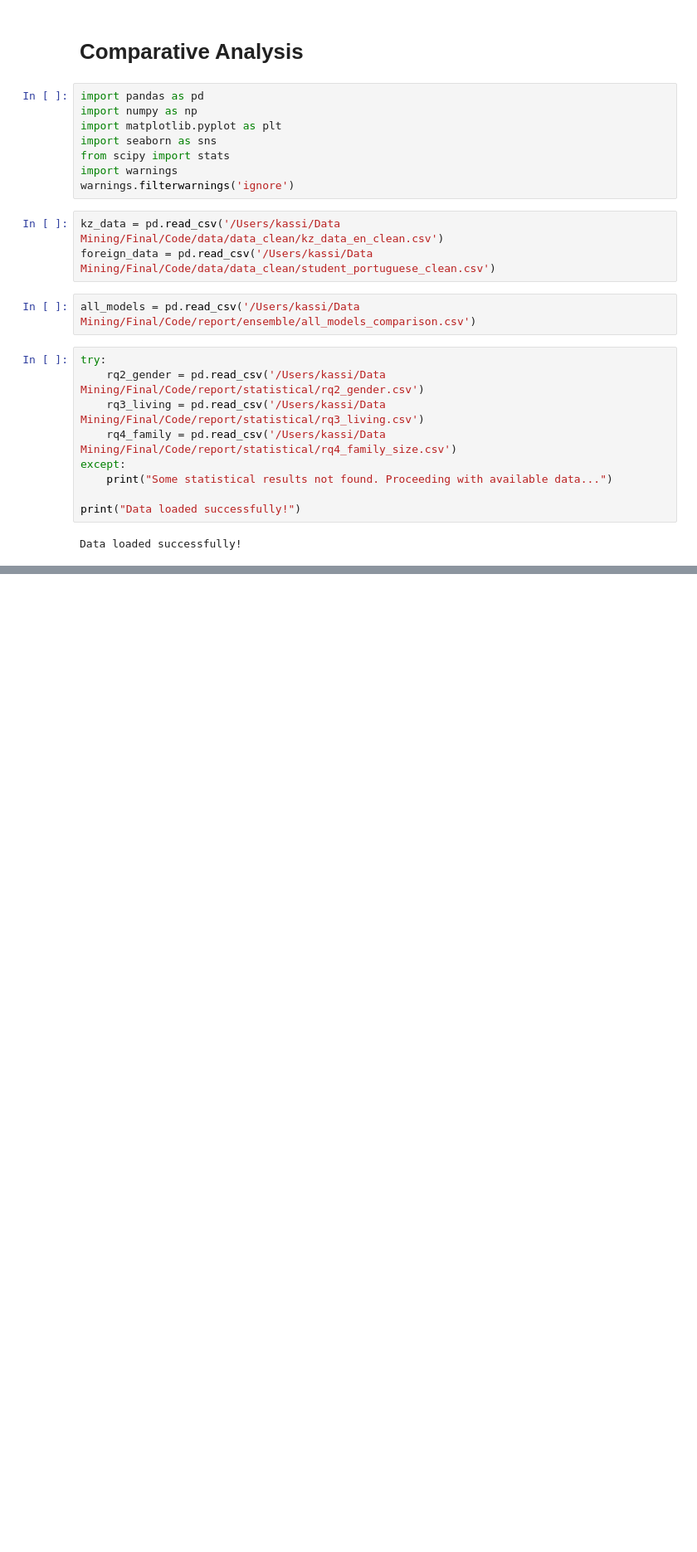
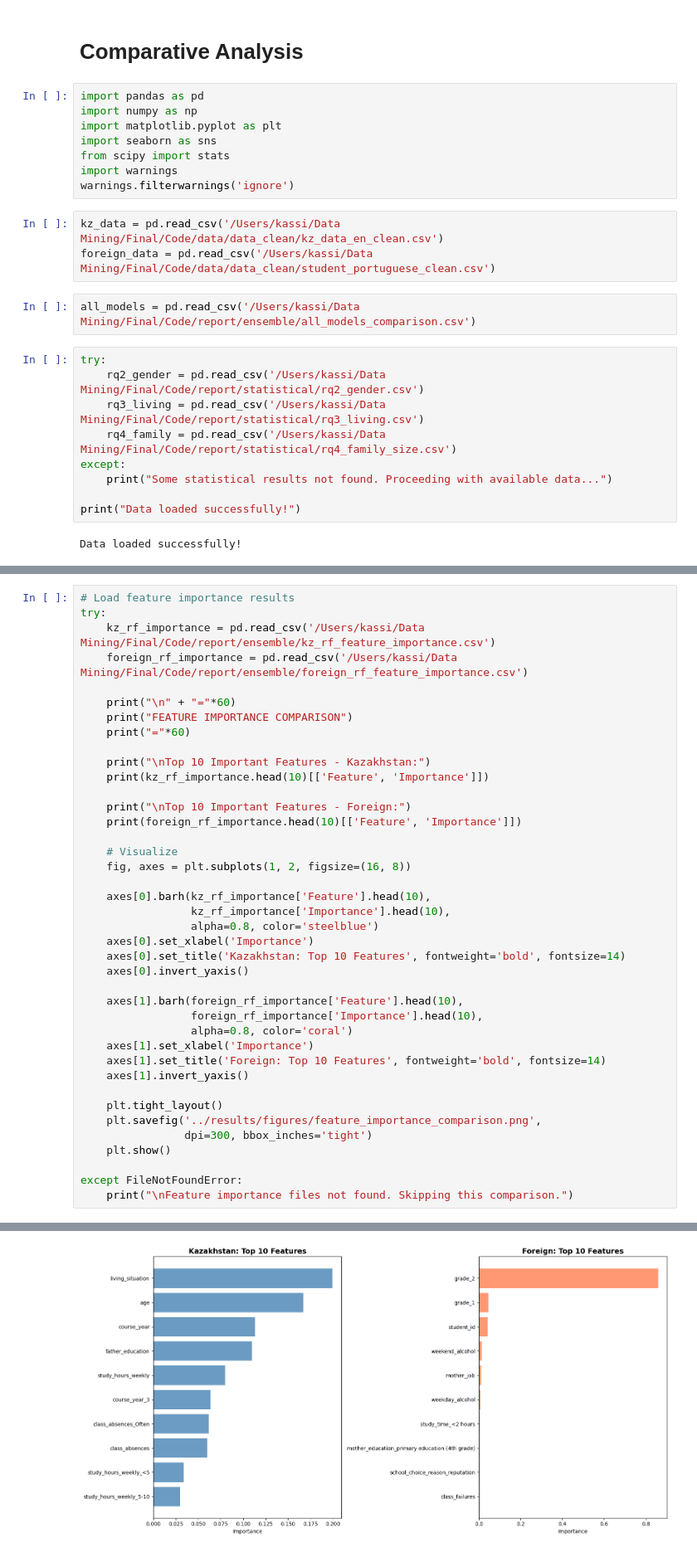
Before and after one commit to KaZoomir/Academic-Performance-Factors, a Jupyter notebook: 10_comparative_analysis.ipynb, the cells around one changed output, grey strips where cells are left out. Shown at 83% size. Cells and saved outputs as stored; diff of their text form; blank space fills up the shorter version.

```diff
--- a/10_comparative_analysis.ipynb
+++ b/10_comparative_analysis.ipynb
@@ -26,0 +238,41 @@ Data loaded successfully!
+# %%
+# Load feature importance results
+try:
+    kz_rf_importance = pd.read_csv('/Users/kassi/Data Mining/Final/Code/report/ensemble/kz_rf_feature_importance.csv')
+    foreign_rf_importance = pd.read_csv('/Users/kassi/Data Mining/Final/Code/report/ensemble/foreign_rf_feature_importance.csv')
+
+    print("\n" + "="*60)
+    print("FEATURE IMPORTANCE COMPARISON")
+    print("="*60)
+
+    print("\nTop 10 Important Features - Kazakhstan:")
+    print(kz_rf_importance.head(10)[['Feature', 'Importance']])
+
+    print("\nTop 10 Important Features - Foreign:")
+    print(foreign_rf_importance.head(10)[['Feature', 'Importance']])
+
+    # Visualize
+    fig, axes = plt.subplots(1, 2, figsize=(16, 8))
+
+    axes[0].barh(kz_rf_importance['Feature'].head(10),
+                 kz_rf_importance['Importance'].head(10),
+                 alpha=0.8, color='steelblue')
+    axes[0].set_xlabel('Importance')
+    axes[0].set_title('Kazakhstan: Top 10 Features', fontweight='bold', fontsize=14)
+    axes[0].invert_yaxis()
+
+    axes[1].barh(foreign_rf_importance['Feature'].head(10),
+                 foreign_rf_importance['Importance'].head(10),
+                 alpha=0.8, color='coral')
+    axes[1].set_xlabel('Importance')
+    axes[1].set_title('Foreign: Top 10 Features', fontweight='bold', fontsize=14)
+    axes[1].invert_yaxis()
+
+    plt.tight_layout()
+    plt.savefig('../results/figures/feature_importance_comparison.png',
+                dpi=300, bbox_inches='tight')
+    plt.show()
+
+except FileNotFoundError:
+    print("\nFeature importance files not found. Skipping this comparison.")
+# %% [output]
@@ -26,0 +296 @@ Data loaded successfully!
+[figure, added]
```
Also changed, not shown: parts of 23 cells of this notebook, 5 other files.
